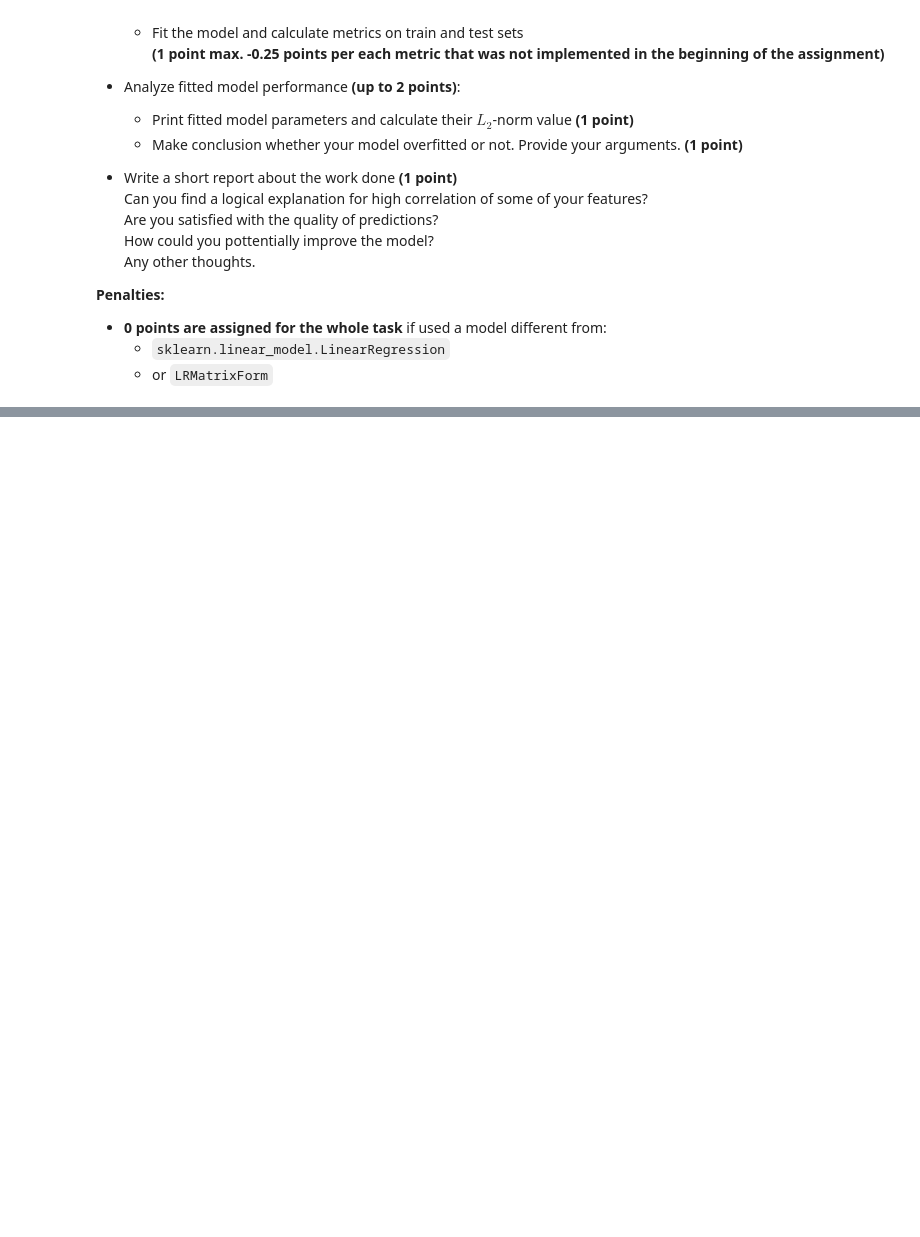
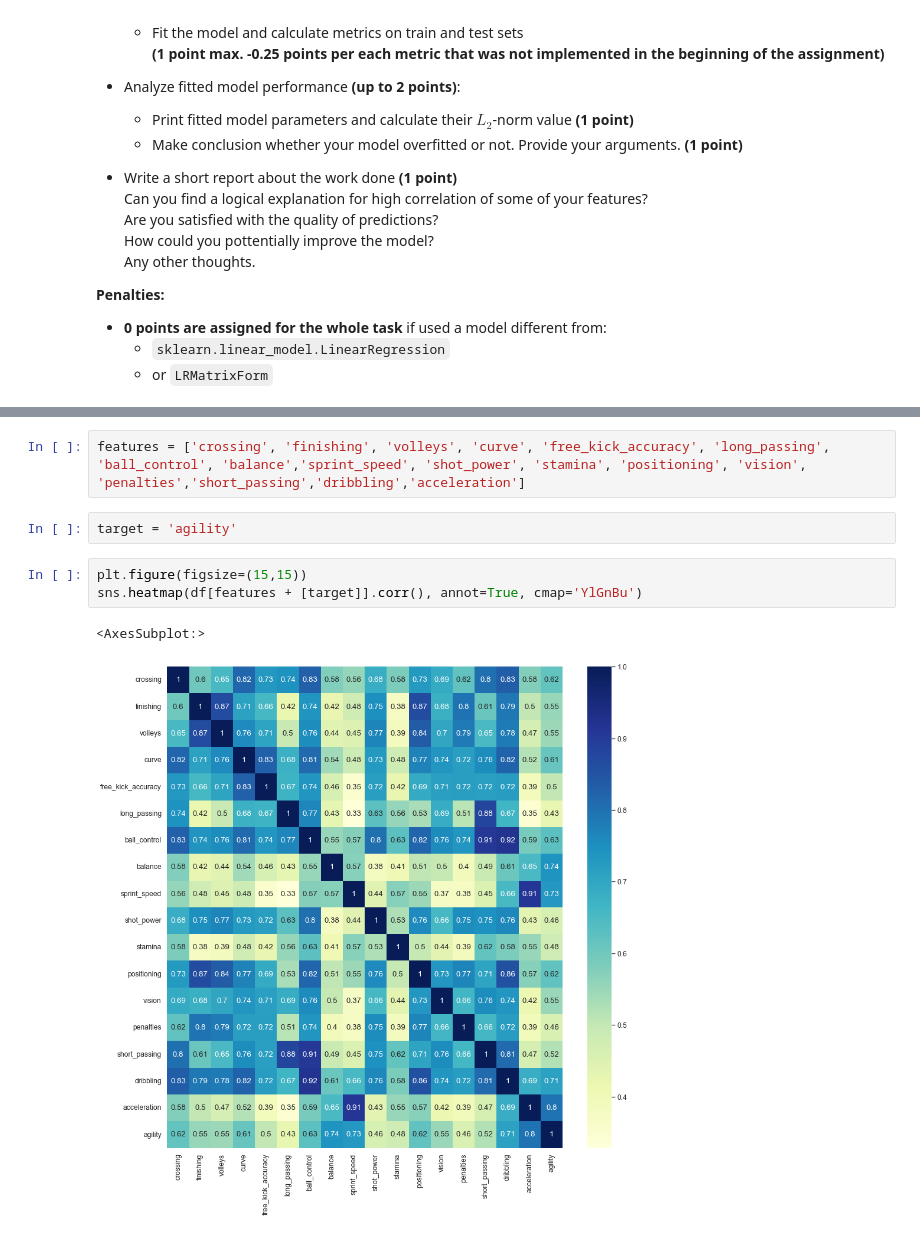
Before and after one commit to akvise/ml-course, a Jupyter notebook: 3_linear_regression/linear_regression.ipynb, the cells around one changed output, grey strips where cells are left out. Saved outputs shown, nothing was run; the diff lists cells and outputs as text; blank space fills up the shorter version.

```diff
--- a/3_linear_regression/linear_regression.ipynb
+++ b/3_linear_regression/linear_regression.ipynb
@@ -1623,0 +1641,10 @@ Steps you need to follow:
+# %%
+features = ['crossing', 'finishing', 'volleys', 'curve', 'free_kick_accuracy', 'long_passing', 'ball_control', 'balance','sprint_speed', 'shot_power', 'stamina', 'positioning', 'vision', 'penalties','short_passing','dribbling','acceleration']
+# %%
+target = 'agility'
+# %%
+plt.figure(figsize=(15,15))
+sns.heatmap(df[features + [target]].corr(), annot=True, cmap='YlGnBu')
+# %% [output]
+<AxesSubplot:>
+[figure, added]
```
Also changed, not shown: parts of 71 cells of this notebook.
